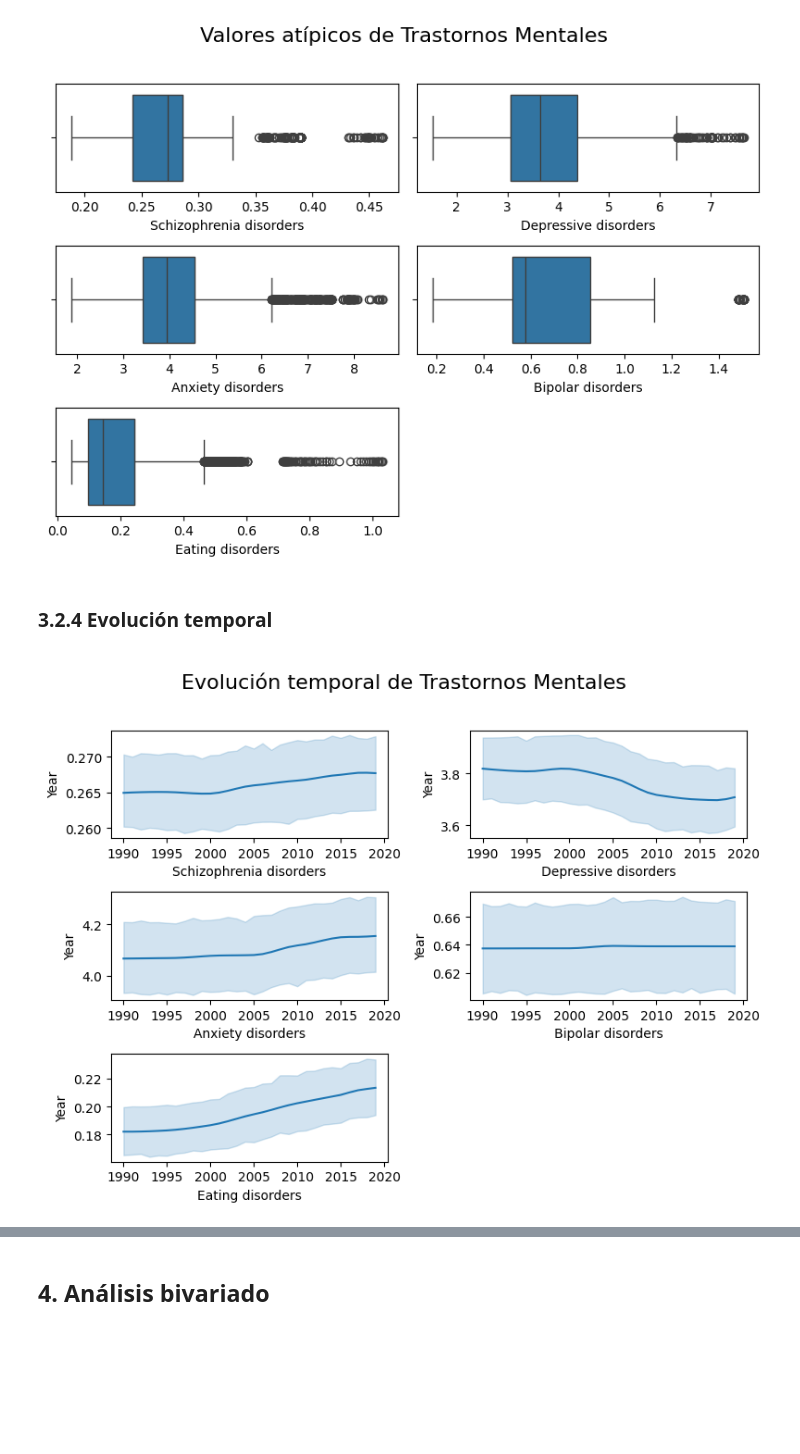
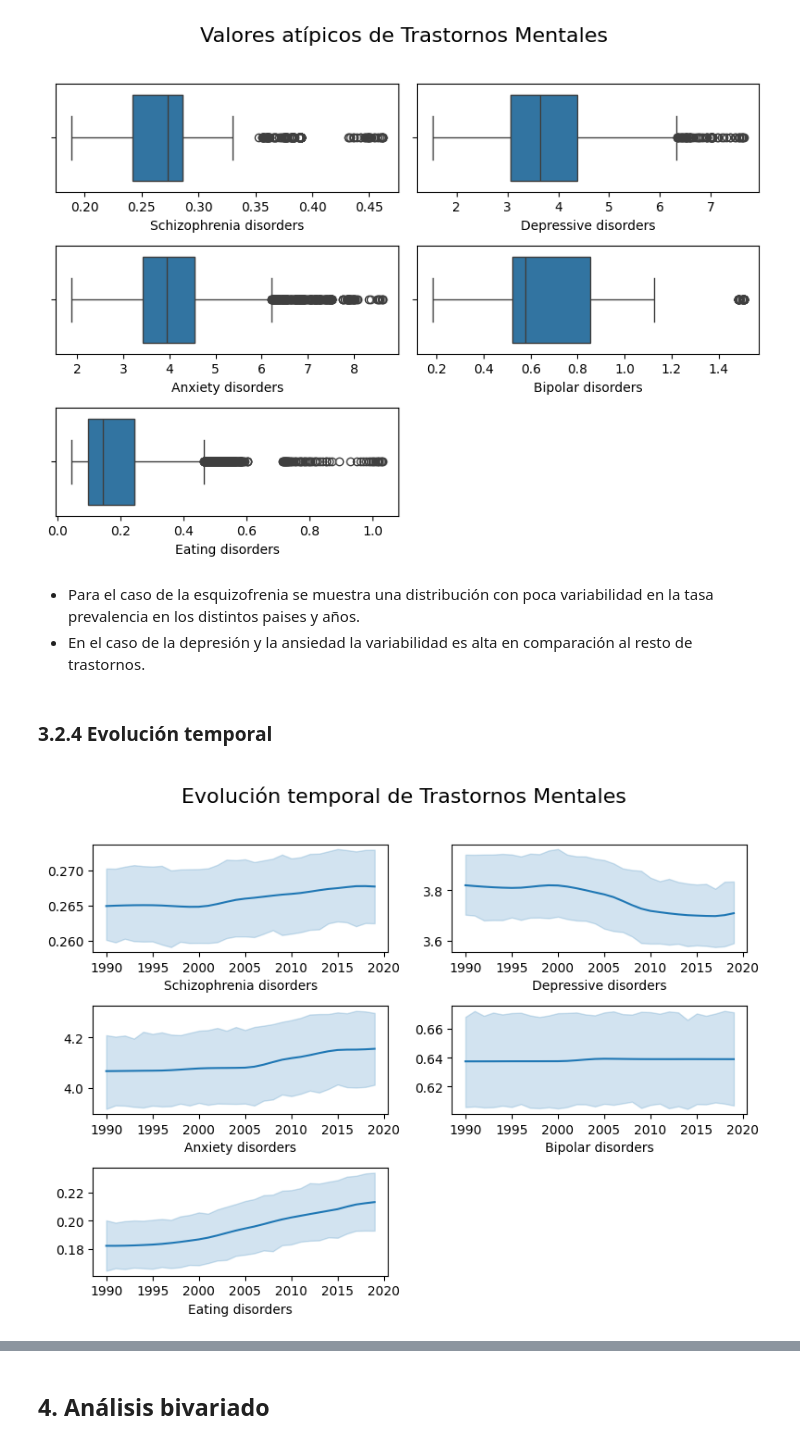
Before and after one commit to SantiagoGil93/Proyecto_BootCamp, a Jupyter notebook: Proyecto_Final_BootCamp_TalentoTech.ipynb, the cells around one changed output, grey strips where cells are left out. Cells and saved outputs as stored; diff of their text form; code cells hidden in the pictures; blank space fills up the shorter version.

```diff
--- a/Proyecto_Final_BootCamp_TalentoTech.ipynb
+++ b/Proyecto_Final_BootCamp_TalentoTech.ipynb
@@ -280,7 +268,7 @@ for i, column in enumerate(df_country.columns[3:8]):
     col = i % 2
     sns.lineplot(x='Year', y=column, data=df_country, ax=axs[row, col])
     axs[row, col].set_xlabel(column)
-    axs[row, col].set_ylabel('Year')
+    axs[row, col].set_ylabel(None)
 
 # Añadir un título general a toda la figura
 fig.suptitle('Evolución temporal de Trastornos Mentales', fontsize=16)
@@ -419,28 +420,31 @@ plt.tight_layout(rect=[0, 0, 1, 0.96])
 plt.show()
 # %% [output]
 [figure]
+# %% [markdown]
+* Para el caso de la esquizofrenia se muestra una distribución con poca variabilidad en la tasa prevalencia en los distintos paises y años.
+* En el caso de la depresión y la ansiedad la variabilidad es alta en comparación al resto de trastornos.
 # %% [markdown]
 ### 3.2.4 Evolución temporal
 <a name="temporal_region"></a>
 # %%
 # Crear una figura y una cuadrícula de 3x2 para los gráficos
 fig, axs = plt.subplots(3, 2, figsize=(8, 6))
 
 # Bucle para crear lineplot
 for i, column in enumerate(df_country.columns[3:8]):
     row = i // 2
     col = i % 2
     sns.lineplot(x='Year', y=column, data=df_country, ax=axs[row, col])
     axs[row, col].set_xlabel(column)
-    axs[row, col].set_ylabel('Year')
+    axs[row, col].set_ylabel(None)
 
 # Añadir un título general a toda la figura
 fig.suptitle('Evolución temporal de Trastornos Mentales', fontsize=16)
 # Eliminar el subplot vacío
 fig.delaxes(axs[2, 1])
 # Ajustar el layout para evitar solapamientos
 plt.tight_layout(rect=[0, 0, 1, 0.96])
 
 plt.show()
 # %% [output]
-[figure, old version]
+[figure, new version]
```
Also changed, not shown: parts of 37 cells of this notebook.
